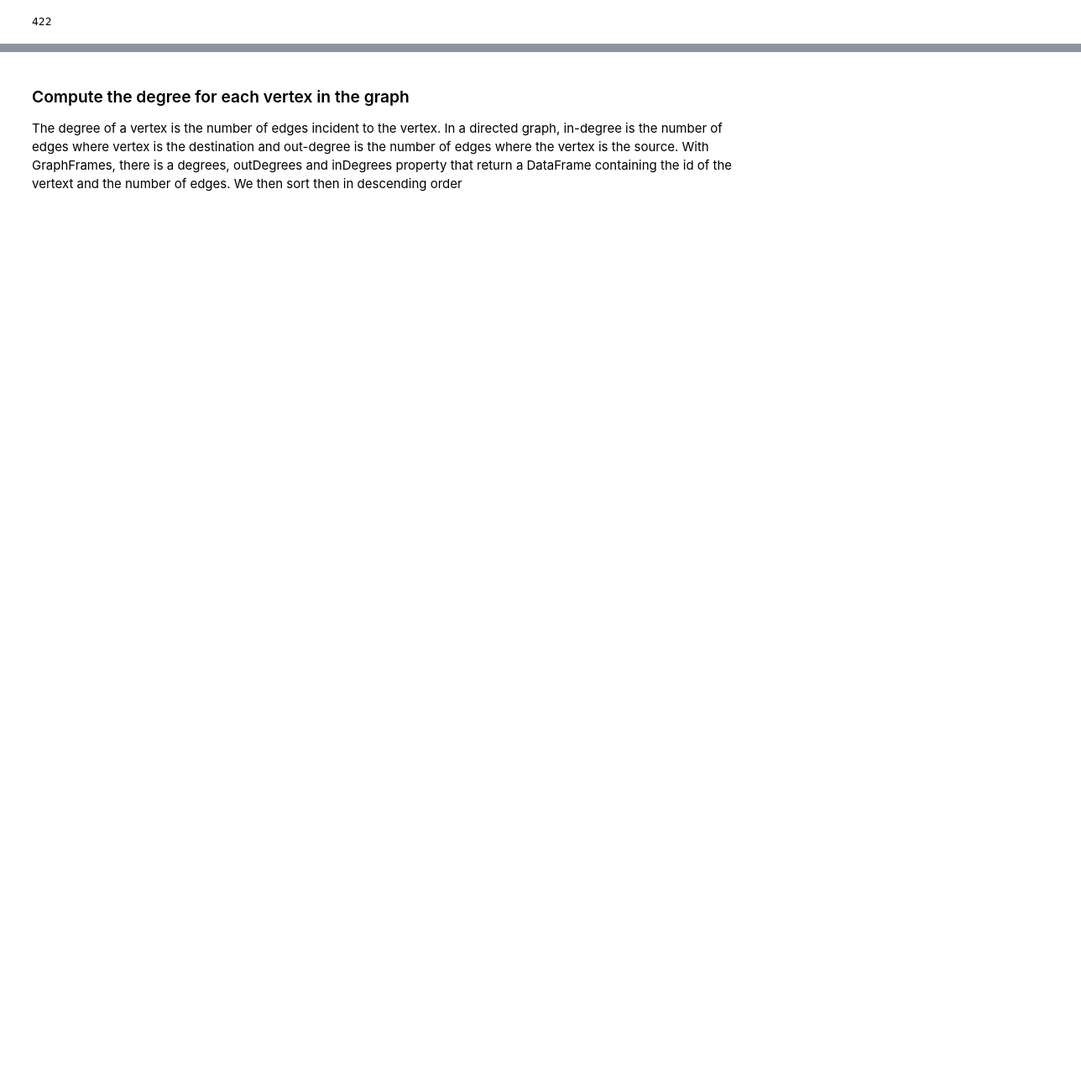
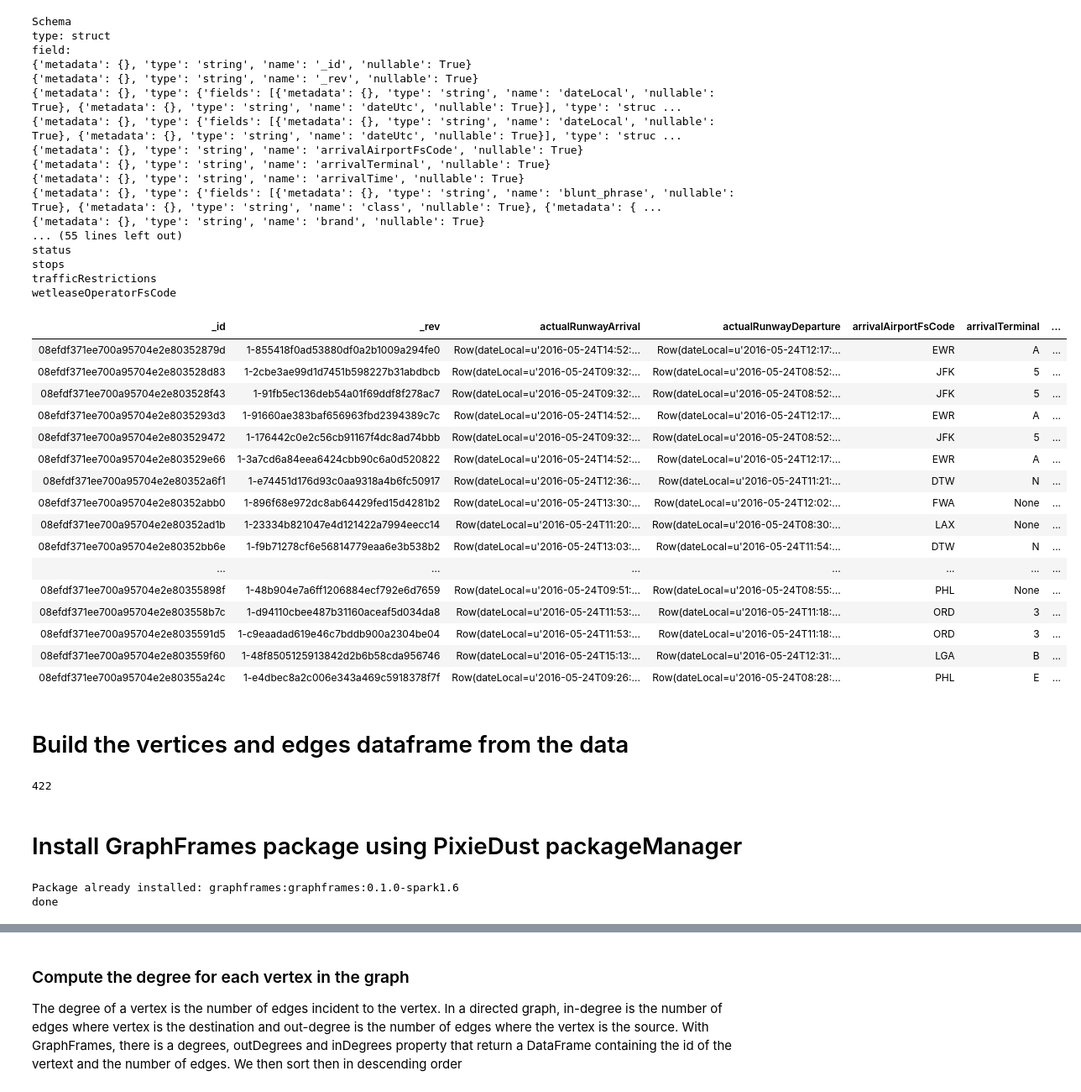
Before and after one commit to pixiedust/pixiedust, a Jupyter notebook: notebook/GraphFrame with Pixiedust.ipynb, the cells around one changed output, grey strips where cells are left out. Shown at 84% size. Saved outputs shown, nothing was run; the diff lists cells and outputs as text; code cells hidden in the pictures; blank space fills up the shorter version.

```diff
--- a/notebook/GraphFrame with Pixiedust.ipynb
+++ b/notebook/GraphFrame with Pixiedust.ipynb
@@ -92,3 +51,48 @@ flights count: 33336
+# %%
+flights = sqlContext.read.format("com.cloudant.spark").option("cloudant.host",cloudantHost)\
+    .option("cloudant.username",cloudantUserName).option("cloudant.password",cloudantPassword)\
+    .option("schemaSampleSize", "-1").load("pycon_flightpredict_training_set")
+flights.cache()
+flights.registerTempTable("training")
+# %%
+display(flights)
+# %% [output]
+Schema
+type: struct
+field:
+{'metadata': {}, 'type': 'string', 'name': '_id', 'nullable': True}
+{'metadata': {}, 'type': 'string', 'name': '_rev', 'nullable': True}
+{'metadata': {}, 'type': {'fields': [{'metadata': {}, 'type': 'string', 'name': 'dateLocal', 'nullable': True}, {'metadata': {}, 'type': 'string', 'name': 'dateUtc', 'nullable': True}], 'type': 'struc ...
+{'metadata': {}, 'type': {'fields': [{'metadata': {}, 'type': 'string', 'name': 'dateLocal', 'nullable': True}, {'metadata': {}, 'type': 'string', 'name': 'dateUtc', 'nullable': True}], 'type': 'struc ...
+{'metadata': {}, 'type': 'string', 'name': 'arrivalAirportFsCode', 'nullable': True}
+{'metadata': {}, 'type': 'string', 'name': 'arrivalTerminal', 'nullable': True}
+{'metadata': {}, 'type': 'string', 'name': 'arrivalTime', 'nullable': True}
+{'metadata': {}, 'type': {'fields': [{'metadata': {}, 'type': 'string', 'name': 'blunt_phrase', 'nullable': True}, {'metadata': {}, 'type': 'string', 'name': 'class', 'nullable': True}, {'metadata': { ...
+{'metadata': {}, 'type': 'string', 'name': 'brand', 'nullable': True}
+... (55 lines left out)
+status
+stops
+trafficRestrictions
+wetleaseOperatorFsCode
+| _id | _rev | actualRunwayArrival | actualRunwayDeparture | arrivalAirportFsCode | arrivalTerminal | ... |
+| 08efdf371ee700a95704e2e80352879d | 1-855418f0ad53880df0a2b1009a294fe0 | Row(dateLocal=u'2016-05-24T14:52:... | Row(dateLocal=u'2016-05-24T12:17:... | EWR | A | ... |
+| 08efdf371ee700a95704e2e803528d83 | 1-2cbe3ae99d1d7451b598227b31abdbcb | Row(dateLocal=u'2016-05-24T09:32:... | Row(dateLocal=u'2016-05-24T08:52:... | JFK | 5 | ... |
+| 08efdf371ee700a95704e2e803528f43 | 1-91fb5ec136deb54a01f69ddf8f278ac7 | Row(dateLocal=u'2016-05-24T09:32:... | Row(dateLocal=u'2016-05-24T08:52:... | JFK | 5 | ... |
+| 08efdf371ee700a95704e2e8035293d3 | 1-91660ae383baf656963fbd2394389c7c | Row(dateLocal=u'2016-05-24T14:52:... | Row(dateLocal=u'2016-05-24T12:17:... | EWR | A | ... |
+| 08efdf371ee700a95704e2e803529472 | 1-176442c0e2c56cb91167f4dc8ad74bbb | Row(dateLocal=u'2016-05-24T09:32:... | Row(dateLocal=u'2016-05-24T08:52:... | JFK | 5 | ... |
+| 08efdf371ee700a95704e2e803529e66 | 1-3a7cd6a84eea6424cbb90c6a0d520822 | Row(dateLocal=u'2016-05-24T14:52:... | Row(dateLocal=u'2016-05-24T12:17:... | EWR | A | ... |
+| 08efdf371ee700a95704e2e80352a6f1 | 1-e74451d176d93c0aa9318a4b6fc50917 | Row(dateLocal=u'2016-05-24T12:36:... | Row(dateLocal=u'2016-05-24T11:21:... | DTW | N | ... |
+| 08efdf371ee700a95704e2e80352abb0 | 1-896f68e972dc8ab64429fed15d4281b2 | Row(dateLocal=u'2016-05-24T13:30:... | Row(dateLocal=u'2016-05-24T12:02:... | FWA | None | ... |
+| 08efdf371ee700a95704e2e80352ad1b | 1-23334b821047e4d121422a7994eecc14 | Row(dateLocal=u'2016-05-24T11:20:... | Row(dateLocal=u'2016-05-24T08:30:... | LAX | None | ... |
+| 08efdf371ee700a95704e2e80352bb6e | 1-f9b71278cf6e56814779eaa6e3b538b2 | Row(dateLocal=u'2016-05-24T13:03:... | Row(dateLocal=u'2016-05-24T11:54:... | DTW | N | ... |
+| ... | ... | ... | ... | ... | ... | ... |
+| 08efdf371ee700a95704e2e80355898f | 1-48b904e7a6ff1206884ecf792e6d7659 | Row(dateLocal=u'2016-05-24T09:51:... | Row(dateLocal=u'2016-05-24T08:55:... | PHL | None | ... |
+| 08efdf371ee700a95704e2e803558b7c | 1-d94110cbee487b31160aceaf5d034da8 | Row(dateLocal=u'2016-05-24T11:53:... | Row(dateLocal=u'2016-05-24T11:18:... | ORD | 3 | ... |
+| 08efdf371ee700a95704e2e8035591d5 | 1-c9eaadad619e46c7bddb900a2304be04 | Row(dateLocal=u'2016-05-24T11:53:... | Row(dateLocal=u'2016-05-24T11:18:... | ORD | 3 | ... |
+| 08efdf371ee700a95704e2e803559f60 | 1-48f8505125913842d2b6b58cda956746 | Row(dateLocal=u'2016-05-24T15:13:... | Row(dateLocal=u'2016-05-24T12:31:... | LGA | B | ... |
+| 08efdf371ee700a95704e2e80355a24c | 1-e4dbec8a2c006e343a469c5918378f7f | Row(dateLocal=u'2016-05-24T09:26:... | Row(dateLocal=u'2016-05-24T08:28:... | PHL | E | ... |
+# %% [markdown]
+# Build the vertices and edges dataframe from the data
 # %%
 from pyspark.sql import functions as f
 from pyspark.sql.types import *
@@ -104,3 +108,12 @@ print(vertices.count())
 edges=flights.withColumnRenamed("arrivalAirportFsCode","dst")\
     .withColumnRenamed("departureAirportFsCode","src")\
     .drop("departureWeather").drop("arrivalWeather").drop("pt_type").drop("_id").drop("_rev")
+# %% [markdown]
+# Install GraphFrames package using PixieDust packageManager
+# %%
+import pixiedust
+pixiedust.installPackage("graphframes:graphframes:0.1.0-spark1.6")
+print("done")
+# %% [output]
+Package already installed: graphframes:graphframes:0.1.0-spark1.6
+done
```
Also changed, not shown: parts of 19 cells of this notebook.
